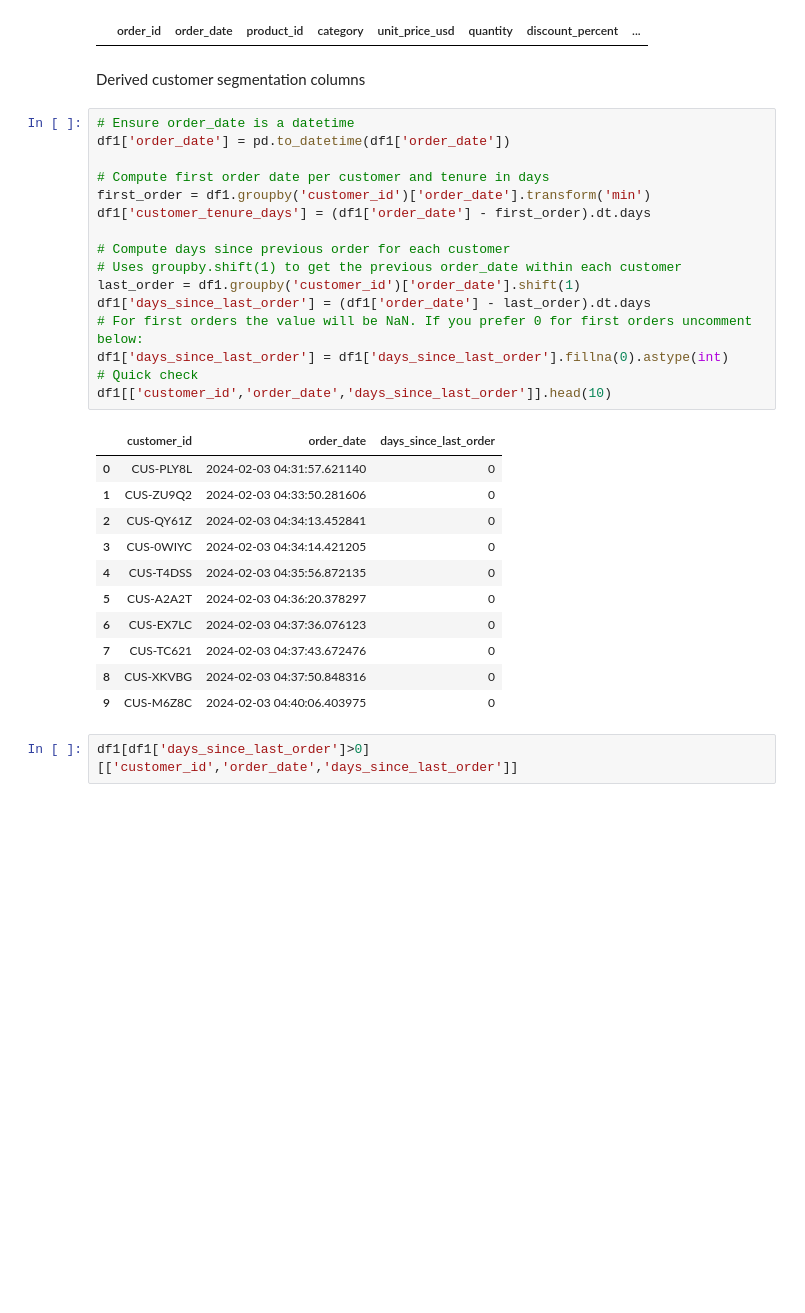
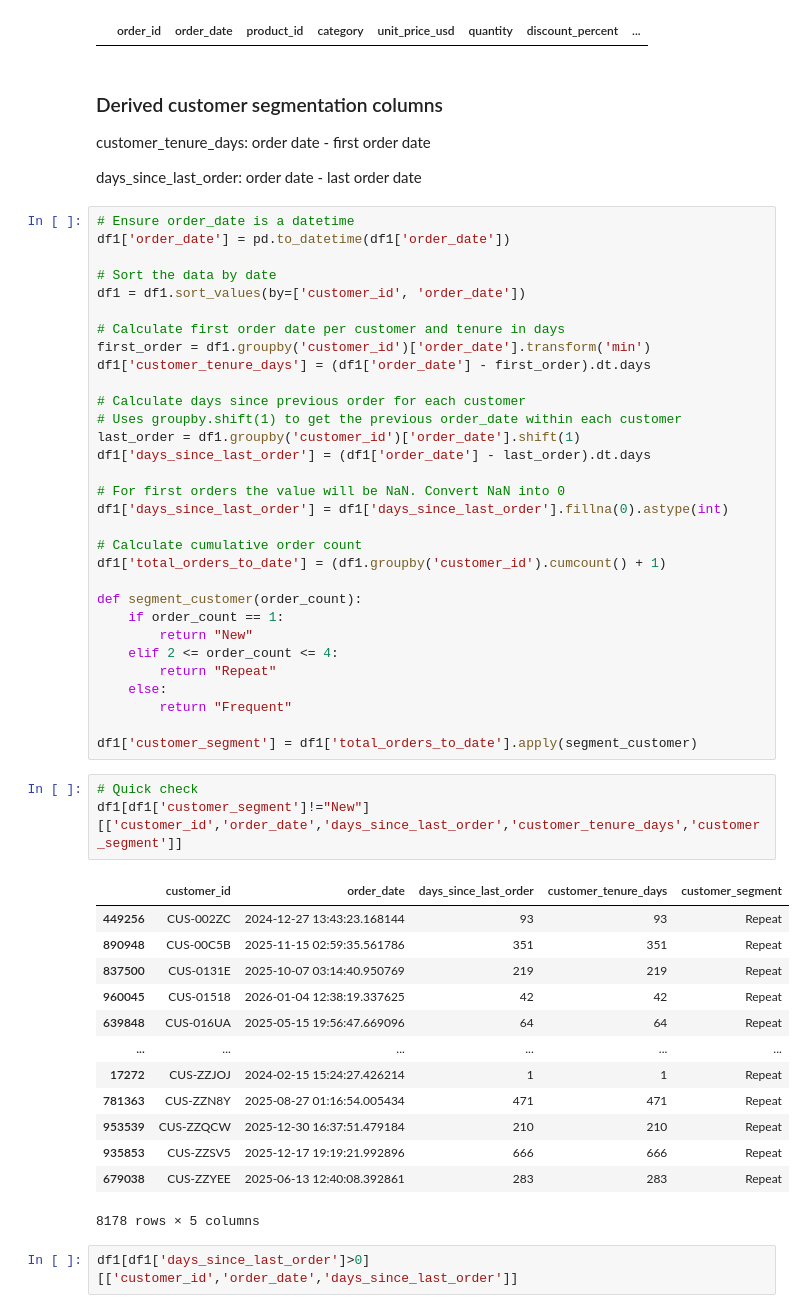
Before and after one commit to arkanhadna/promo-analysis, a Jupyter notebook: main.ipynb, the cells around one changed output. Cells and saved outputs as stored; diff of their text form; blank space fills up the shorter version.

Commit message:
add customer segment

```diff
--- a/main.ipynb
+++ b/main.ipynb
@@ -131,35 +146,59 @@ df1[(df1['promo_depth_bucket']=='No Promo') & (df1['is_promo']==1)]
 # %% [output]
 |  | order_id | order_date | product_id | category | unit_price_usd | quantity | discount_percent | ... |
 # %% [markdown]
-Derived customer segmentation columns
+### Derived customer segmentation columns
+
+customer_tenure_days: order date - first order date
+
+days_since_last_order: order date - last order date
 # %%
 # Ensure order_date is a datetime
 df1['order_date'] = pd.to_datetime(df1['order_date'])
 
-# Compute first order date per customer and tenure in days
+# Sort the data by date
+df1 = df1.sort_values(by=['customer_id', 'order_date'])
+
+# Calculate first order date per customer and tenure in days
 first_order = df1.groupby('customer_id')['order_date'].transform('min')
 df1['customer_tenure_days'] = (df1['order_date'] - first_order).dt.days
 
-# Compute days since previous order for each customer
+# Calculate days since previous order for each customer
 # Uses groupby.shift(1) to get the previous order_date within each customer
 last_order = df1.groupby('customer_id')['order_date'].shift(1)
 df1['days_since_last_order'] = (df1['order_date'] - last_order).dt.days
-# For first orders the value will be NaN. If you prefer 0 for first orders uncomment below:
+
+# For first orders the value will be NaN. Convert NaN into 0
 df1['days_since_last_order'] = df1['days_since_last_order'].fillna(0).astype(int)
-# Quick check
-df1[['customer_id','order_date','days_since_last_order']].head(10)
+
+# Calculate cumulative order count
+df1['total_orders_to_date'] = (df1.groupby('customer_id').cumcount() + 1)
+
+def segment_customer(order_count):
+    if order_count == 1:
+        return "New"
+    elif 2 <= order_count <= 4:
+        return "Repeat"
+    else:
+        return "Frequent"
+
+df1['customer_segment'] = df1['total_orders_to_date'].apply(segment_customer)
-# %% [output]
-|  | customer_id | order_date | days_since_last_order |
-| 0 | CUS-PLY8L | 2024-02-03 04:31:57.621140 | 0 |
-| 1 | CUS-ZU9Q2 | 2024-02-03 04:33:50.281606 | 0 |
-| 2 | CUS-QY61Z | 2024-02-03 04:34:13.452841 | 0 |
-| 3 | CUS-0WIYC | 2024-02-03 04:34:14.421205 | 0 |
-| 4 | CUS-T4DSS | 2024-02-03 04:35:56.872135 | 0 |
-| 5 | CUS-A2A2T | 2024-02-03 04:36:20.378297 | 0 |
-| 6 | CUS-EX7LC | 2024-02-03 04:37:36.076123 | 0 |
-| 7 | CUS-TC621 | 2024-02-03 04:37:43.672476 | 0 |
-| 8 | CUS-XKVBG | 2024-02-03 04:37:50.848316 | 0 |
-| 9 | CUS-M6Z8C | 2024-02-03 04:40:06.403975 | 0 |
+# %%
+# Quick check
+df1[df1['customer_segment']!="New"][['customer_id','order_date','days_since_last_order','customer_tenure_days','customer_segment']]
+# %% [output]
+|  | customer_id | order_date | days_since_last_order | customer_tenure_days | customer_segment |
+| 449256 | CUS-002ZC | 2024-12-27 13:43:23.168144 | 93 | 93 | Repeat |
+| 890948 | CUS-00C5B | 2025-11-15 02:59:35.561786 | 351 | 351 | Repeat |
+| 837500 | CUS-0131E | 2025-10-07 03:14:40.950769 | 219 | 219 | Repeat |
+| 960045 | CUS-01518 | 2026-01-04 12:38:19.337625 | 42 | 42 | Repeat |
+| 639848 | CUS-016UA | 2025-05-15 19:56:47.669096 | 64 | 64 | Repeat |
+| ... | ... | ... | ... | ... | ... |
+| 17272 | CUS-ZZJOJ | 2024-02-15 15:24:27.426214 | 1 | 1 | Repeat |
+| 781363 | CUS-ZZN8Y | 2025-08-27 01:16:54.005434 | 471 | 471 | Repeat |
+| 953539 | CUS-ZZQCW | 2025-12-30 16:37:51.479184 | 210 | 210 | Repeat |
+| 935853 | CUS-ZZSV5 | 2025-12-17 19:19:21.992896 | 666 | 666 | Repeat |
+| 679038 | CUS-ZZYEE | 2025-06-13 12:40:08.392861 | 283 | 283 | Repeat |
+8178 rows × 5 columns
 # %%
 df1[df1['days_since_last_order']>0][['customer_id','order_date','days_since_last_order']]
 # %% [output]
```
Also changed, not shown: parts of 2 cells of this notebook.
